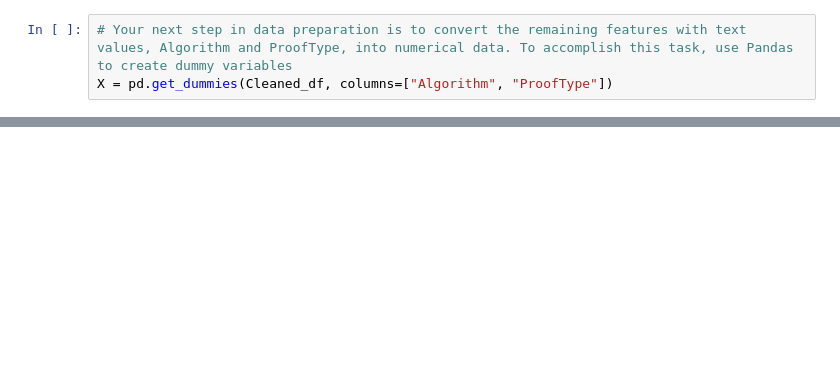
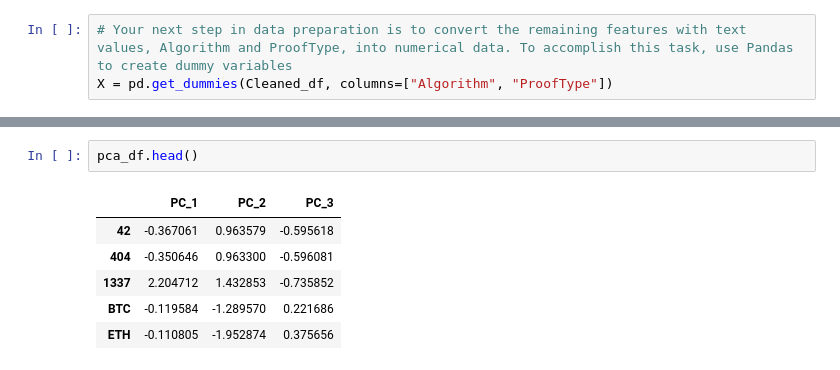
Before and after one commit to BenjaminT94/Unsupervised-ML-Challenge, a Jupyter notebook: Instructions/Starter_Notebook.ipynb, the cells around one changed output, grey strips where cells are left out. Saved outputs shown, nothing was run; the diff lists cells and outputs as text; blank space fills up the shorter version.

```diff
--- a/Instructions/Starter_Notebook.ipynb
+++ b/Instructions/Starter_Notebook.ipynb
@@ -126,0 +112,9 @@ array([[-0.33375859,  1.01033456, -0.6458131 , ...,  0.13427758,
+# %%
+pca_df.head()
+# %% [output]
+|  | PC_1 | PC_2 | PC_3 |
+| 42 | -0.367061 | 0.963579 | -0.595618 |
+| 404 | -0.350646 | 0.963300 | -0.596081 |
+| 1337 | 2.204712 | 1.432853 | -0.735852 |
+| BTC | -0.119584 | -1.289570 | 0.221686 |
+| ETH | -0.110805 | -1.952874 | 0.375656 |
```
Also changed, not shown: parts of 17 cells of this notebook.
